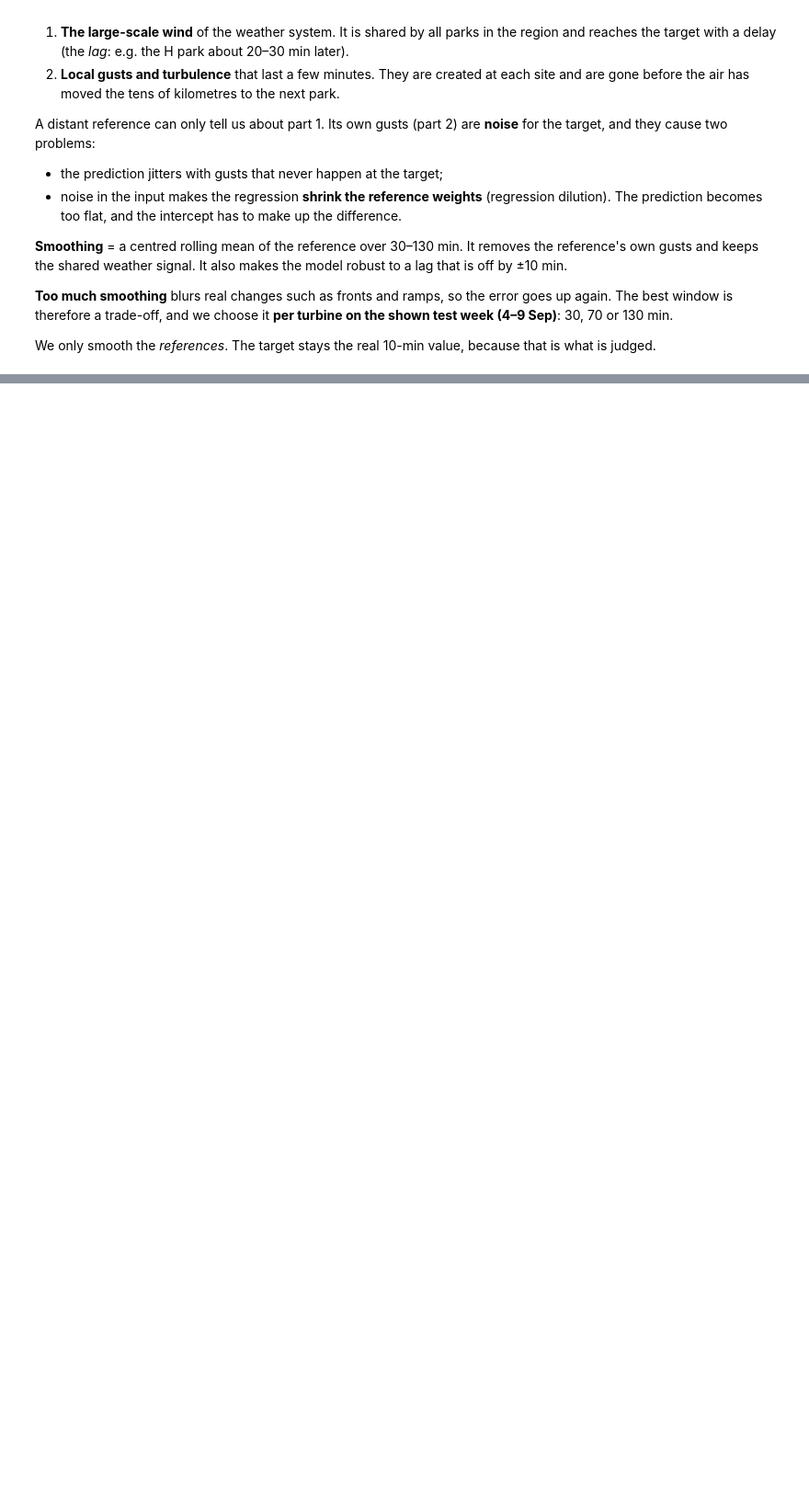
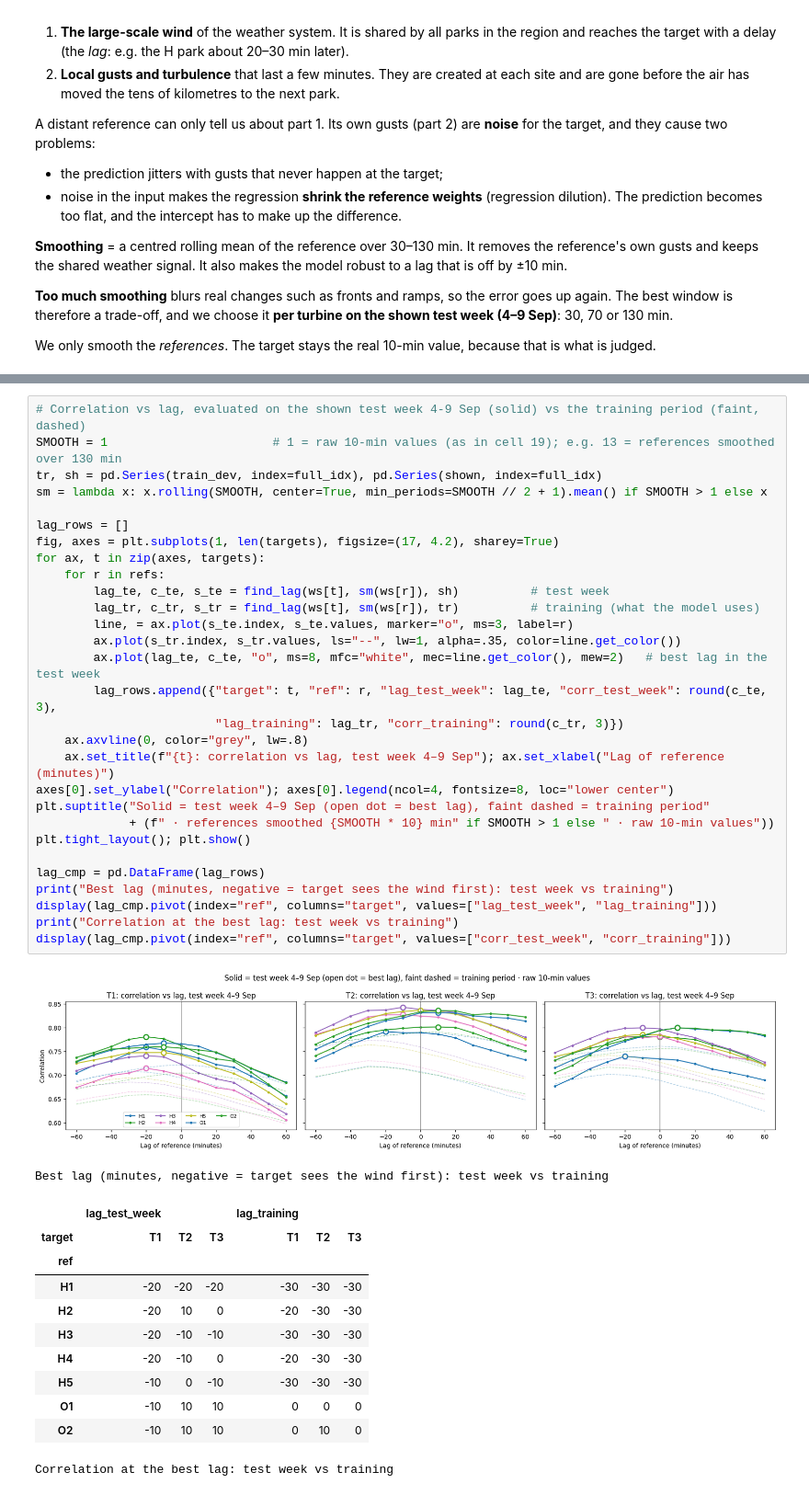
Before and after one commit to AdrianBodrug/Gone-with-the-wind-BayWe-Challenge, a Jupyter notebook: notebooks/data_analysis.ipynb, the cells around one changed output, grey strips where cells are left out. Shown at 92% size. Drawn from its saved outputs; the diff is of its cells as text; blank space fills up the shorter version.

```diff
--- a/notebooks/data_analysis.ipynb
+++ b/notebooks/data_analysis.ipynb
@@ -3413,0 +3363,43 @@ T3: corr(10-min wind, its own 130-min mean) = 0.938 -> about 12% of the 10-min v
+# %%
+# Correlation vs lag, evaluated on the shown test week 4-9 Sep (solid) vs the training period (faint, dashed)
+SMOOTH = 1                       # 1 = raw 10-min values (as in cell 19); e.g. 13 = references smoothed over 130 min
+tr, sh = pd.Series(train_dev, index=full_idx), pd.Series(shown, index=full_idx)
+sm = lambda x: x.rolling(SMOOTH, center=True, min_periods=SMOOTH // 2 + 1).mean() if SMOOTH > 1 else x
+
+lag_rows = []
+fig, axes = plt.subplots(1, len(targets), figsize=(17, 4.2), sharey=True)
+for ax, t in zip(axes, targets):
+    for r in refs:
+        lag_te, c_te, s_te = find_lag(ws[t], sm(ws[r]), sh)          # test week
+        lag_tr, c_tr, s_tr = find_lag(ws[t], sm(ws[r]), tr)          # training (what the model uses)
+        line, = ax.plot(s_te.index, s_te.values, marker="o", ms=3, label=r)
+        ax.plot(s_tr.index, s_tr.values, ls="--", lw=1, alpha=.35, color=line.get_color())
+        ax.plot(lag_te, c_te, "o", ms=8, mfc="white", mec=line.get_color(), mew=2)   # best lag in the test week
+        lag_rows.append({"target": t, "ref": r, "lag_test_week": lag_te, "corr_test_week": round(c_te, 3),
+                         "lag_training": lag_tr, "corr_training": round(c_tr, 3)})
+    ax.axvline(0, color="grey", lw=.8)
+    ax.set_title(f"{t}: correlation vs lag, test week 4–9 Sep"); ax.set_xlabel("Lag of reference (minutes)")
+axes[0].set_ylabel("Correlation"); axes[0].legend(ncol=4, fontsize=8, loc="lower center")
+plt.suptitle("Solid = test week 4–9 Sep (open dot = best lag), faint dashed = training period"
+             + (f" · references smoothed {SMOOTH * 10} min" if SMOOTH > 1 else " · raw 10-min values"))
+plt.tight_layout(); plt.show()
+
+lag_cmp = pd.DataFrame(lag_rows)
+print("Best lag (minutes, negative = target sees the wind first): test week vs training")
+display(lag_cmp.pivot(index="ref", columns="target", values=["lag_test_week", "lag_training"]))
+print("Correlation at the best lag: test week vs training")
+display(lag_cmp.pivot(index="ref", columns="target", values=["corr_test_week", "corr_training"]))
+# %% [output]
+[figure, added]
+Best lag (minutes, negative = target sees the wind first): test week vs training
+|  | lag_test_week |  |  | lag_training |  |  |
+| target | T1 | T2 | T3 | T1 | T2 | T3 |
+| ref |  |  |  |  |  |  |
+| H1 | -20 | -20 | -20 | -30 | -30 | -30 |
+| H2 | -20 | 10 | 0 | -20 | -30 | -30 |
+| H3 | -20 | -10 | -10 | -30 | -30 | -30 |
+| H4 | -20 | -10 | 0 | -20 | -30 | -30 |
+| H5 | -10 | 0 | -10 | -30 | -30 | -30 |
+| O1 | -10 | 10 | 10 | 0 | 0 | 0 |
+| O2 | -10 | 10 | 10 | 0 | 10 | 0 |
+Correlation at the best lag: test week vs training
```
Also changed, not shown: parts of 2 cells of this notebook, 3 other files.
